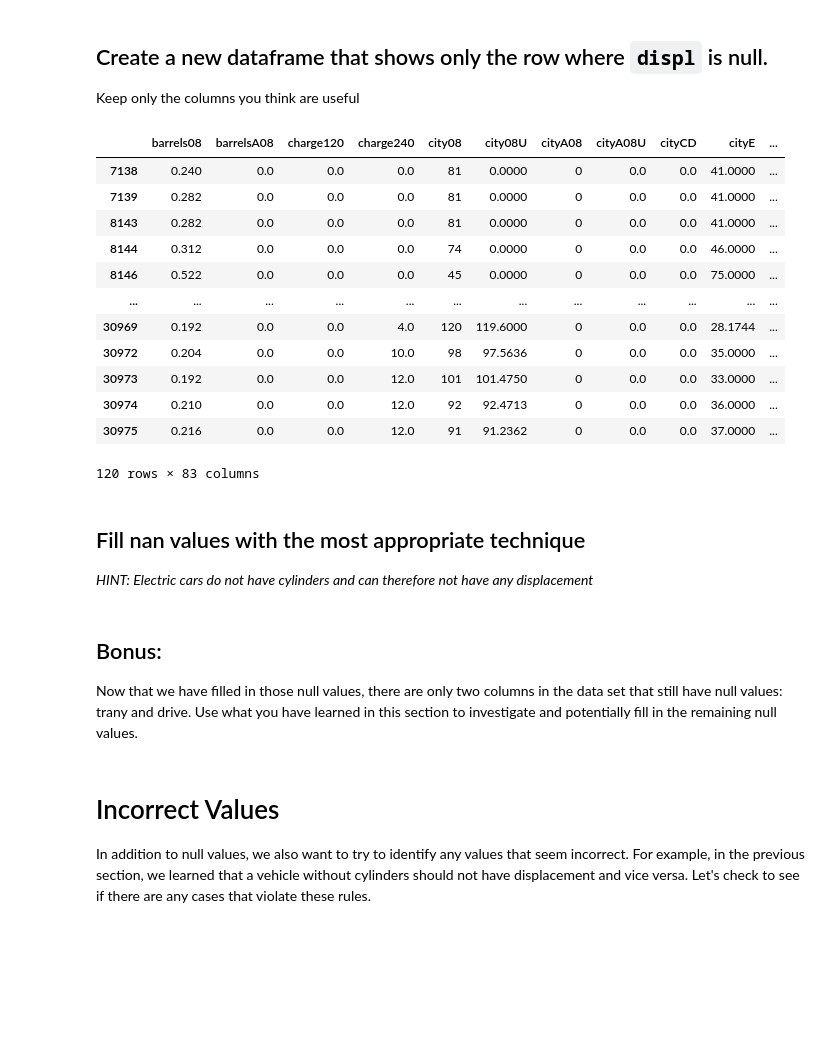
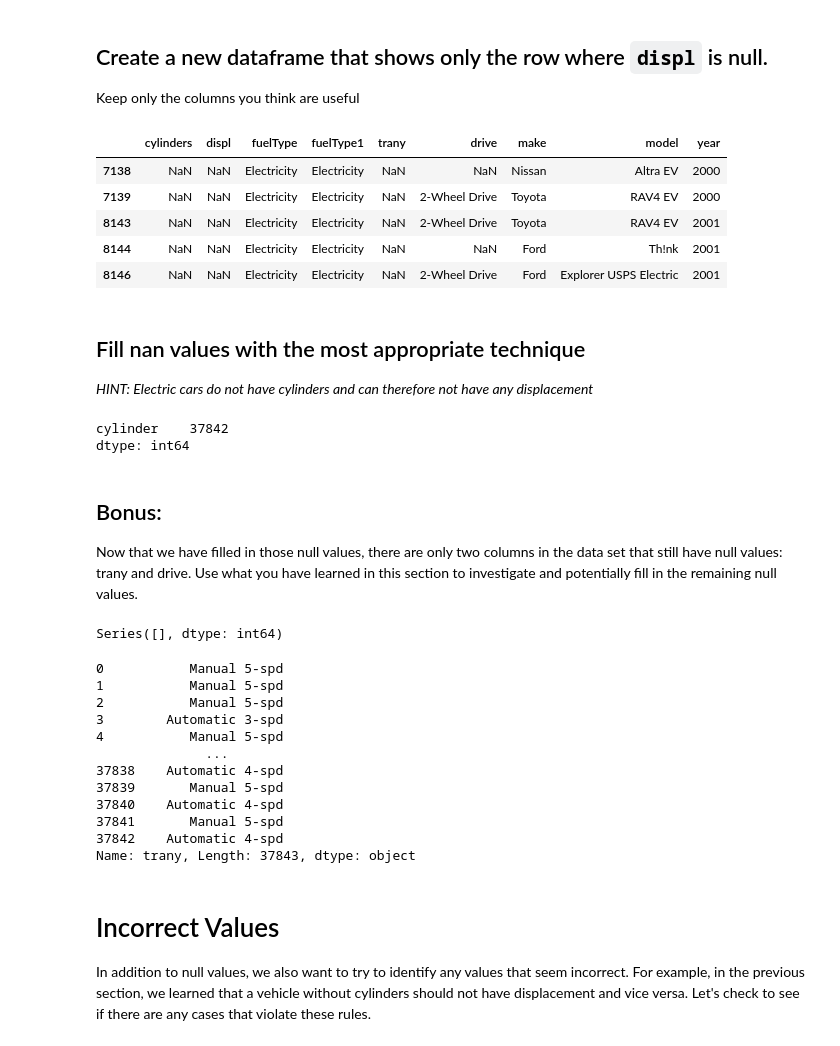
Before and after one commit to Ironhack-Data-Madrid-Abril-2023/2.4-lab_data_cleaning, a Jupyter notebook: your-code/main.ipynb, the cells around one changed output. Saved outputs shown, nothing was run; the diff lists cells and outputs as text; code cells hidden in the pictures; blank space fills up the shorter version.

```diff
--- a/your-code/main.ipynb
+++ b/your-code/main.ipynb
@@ -147,25 +146,35 @@ This leaves us with just a handful of remaining columns that have null values. O
 # %% [markdown]
 ## Create a new dataframe that shows only the row where `displ` is null.
 Keep only the columns you think are useful
-# %%
-#your code
-displ_null = data.displ[data.displ.isna()].index
-
-data.iloc[displ_null]
-# %% [output]
-|  | barrels08 | barrelsA08 | charge120 | charge240 | city08 | city08U | cityA08 | cityA08U | cityCD | cityE | ... |
-| 7138 | 0.240 | 0.0 | 0.0 | 0.0 | 81 | 0.0000 | 0 | 0.0 | 0.0 | 41.0000 | ... |
-| 7139 | 0.282 | 0.0 | 0.0 | 0.0 | 81 | 0.0000 | 0 | 0.0 | 0.0 | 41.0000 | ... |
-| 8143 | 0.282 | 0.0 | 0.0 | 0.0 | 81 | 0.0000 | 0 | 0.0 | 0.0 | 41.0000 | ... |
-| 8144 | 0.312 | 0.0 | 0.0 | 0.0 | 74 | 0.0000 | 0 | 0.0 | 0.0 | 46.0000 | ... |
-| 8146 | 0.522 | 0.0 | 0.0 | 0.0 | 45 | 0.0000 | 0 | 0.0 | 0.0 | 75.0000 | ... |
-| ... | ... | ... | ... | ... | ... | ... | ... | ... | ... | ... | ... |
-| 30969 | 0.192 | 0.0 | 0.0 | 4.0 | 120 | 119.6000 | 0 | 0.0 | 0.0 | 28.1744 | ... |
-| 30972 | 0.204 | 0.0 | 0.0 | 10.0 | 98 | 97.5636 | 0 | 0.0 | 0.0 | 35.0000 | ... |
-| 30973 | 0.192 | 0.0 | 0.0 | 12.0 | 101 | 101.4750 | 0 | 0.0 | 0.0 | 33.0000 | ... |
-| 30974 | 0.210 | 0.0 | 0.0 | 12.0 | 92 | 92.4713 | 0 | 0.0 | 0.0 | 36.0000 | ... |
-| 30975 | 0.216 | 0.0 | 0.0 | 12.0 | 91 | 91.2362 | 0 | 0.0 | 0.0 | 37.0000 | ... |
-120 rows × 83 columns
+# %%
+#your code
+#remove columns with large number of zeroes
+high_zeroes = []
+
+Z = data[data['displ'].isnull()]
+
+for col in Z:
+    count = 0
+    for val in Z[col]:
+        if val == 0:
+            count+=1
+    if count > 10:
+        high_zeroes.append(col)
+# %%
+
+
+disp = data[(data['displ'].isnull())].drop(high_zeroes,axis = 1)
+interesting = ['cylinders','displ','fuelType','fuelType1','trany','drive','make','model','year']
+disp = disp[interesting] #las columnas que nos pueden aportr cosas con nulos en la cilindrada
+
+disp.head()
+# %% [output]
+|  | cylinders | displ | fuelType | fuelType1 | trany | drive | make | model | year |
+| 7138 | NaN | NaN | Electricity | Electricity | NaN | NaN | Nissan | Altra EV | 2000 |
+| 7139 | NaN | NaN | Electricity | Electricity | NaN | 2-Wheel Drive | Toyota | RAV4 EV | 2000 |
+| 8143 | NaN | NaN | Electricity | Electricity | NaN | 2-Wheel Drive | Toyota | RAV4 EV | 2001 |
+| 8144 | NaN | NaN | Electricity | Electricity | NaN | NaN | Ford | Th!nk | 2001 |
+| 8146 | NaN | NaN | Electricity | Electricity | NaN | 2-Wheel Drive | Ford | Explorer USPS Electric | 2001 |
 # %% [markdown]
 ## Fill nan values with the most appropriate technique
 *HINT: Electric cars do not have cylinders and can therefore not have any displacement*
@@ -175,3 +181,11 @@ data[['cylinders', 'displ']] = data[['cylinders', 'displ']].fillna(0)
+# %%
+#your code
+data['displ'].fillna(0,inplace=True)
+data['cylinders'].fillna(0,inplace=True)
+data.isna().sum()[data.isna().sum()>0]
+# %% [output]
+cylinder    37842
+dtype: int64
 # %% [markdown]
 ## Bonus:
 Now that we have filled in those null values, there are only two columns in the data set that still have null values: trany and drive. Use what you have learned in this section to investigate and potentially fill in the remaining null values.
@@ -180,3 +192,26 @@ Now that we have filled in those null values, there are only two columns in the
+# %%
+data.fillna('unknown',inplace=True)
+data.isna().sum()[data.isna().sum()>0]
+# %% [output]
+Series([], dtype: int64)
+# %%
+#your code
+#data["trany"].head(20)
+data.trany[data.trany.isna()]
+data.trany.fillna(-1)
+# %% [output]
+0           Manual 5-spd
+1           Manual 5-spd
+2           Manual 5-spd
+3        Automatic 3-spd
+4           Manual 5-spd
+              ...
+37838    Automatic 4-spd
+37839       Manual 5-spd
+37840    Automatic 4-spd
+37841       Manual 5-spd
+37842    Automatic 4-spd
+Name: trany, Length: 37843, dtype: object
 # %% [markdown]
 # Incorrect Values
 
```
Also changed, not shown: parts of 23 cells of this notebook, 1 other file.
